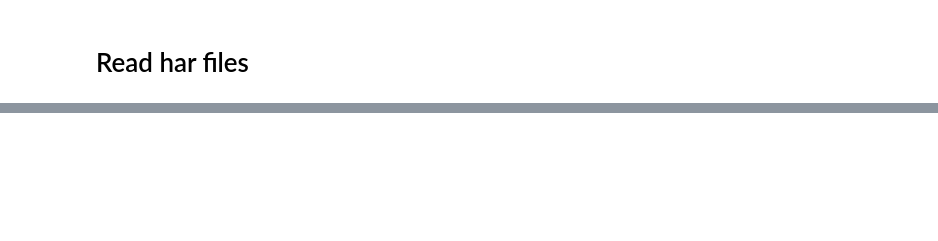
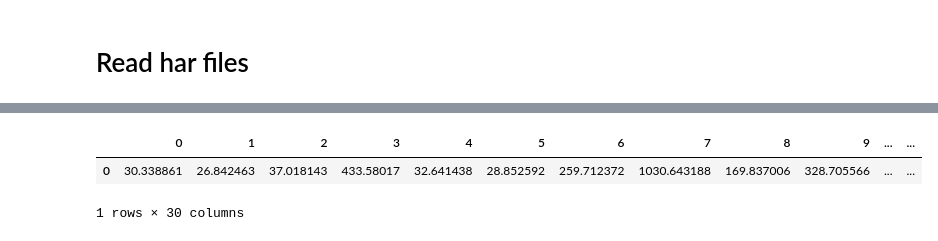
Before and after one commit to pttry/alta, a Jupyter notebook: Read_har.ipynb, the cells around one changed output, grey strips where cells are left out. Saved outputs shown, nothing was run; the diff lists cells and outputs as text; code cells hidden in the pictures; blank space fills up the shorter version.

```diff
--- a/Read_har.ipynb
+++ b/Read_har.ipynb
@@ -52,3 +139,9 @@ array([[4.1497763e+02],
+# %%
+pd.DataFrame(va_labour).transpose()
+# %% [output]
+|  | 0 | 1 | 2 | 3 | 4 | 5 | 6 | 7 | 8 | 9 | ... | ... |
+| 0 | 30.338861 | 26.842463 | 37.018143 | 433.58017 | 32.641438 | 28.852592 | 259.712372 | 1030.643188 | 169.837006 | 328.705566 | ... | ... |
+1 rows × 30 columns
 # %%
 reg_supp.tables["Uusimaa"].table
 # %% [output]
```
Also changed, not shown: parts of 8 cells of this notebook, 2 other files.
